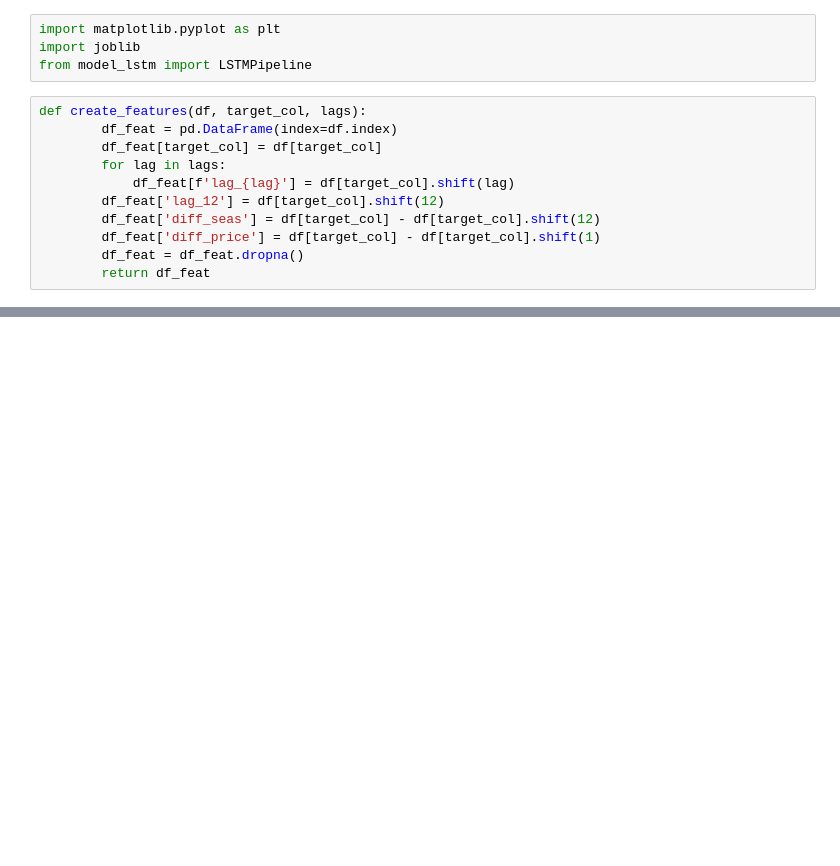
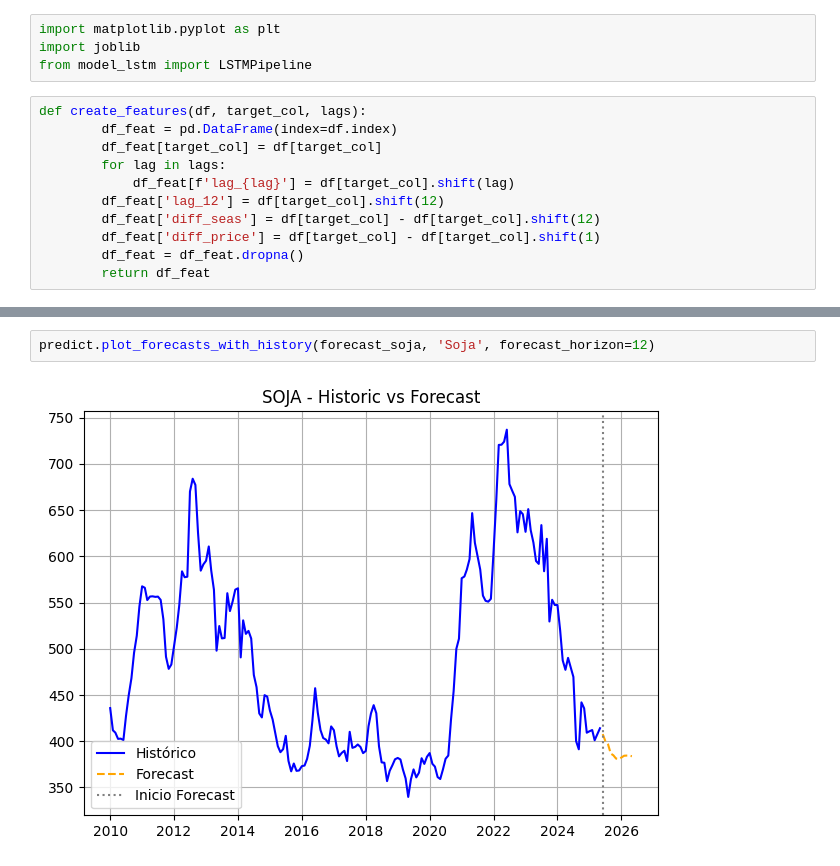
Before and after one commit to msolpera/forecasting_agro, a Jupyter notebook: main.ipynb, the cells around one changed output, grey strips where cells are left out. Drawn from its saved outputs; the diff is of its cells as text; blank space fills up the shorter version.

```diff
--- a/main.ipynb
+++ b/main.ipynb
@@ -324,0 +501,4 @@ MAPE_train: 1.71%
+# %%
+predict.plot_forecasts_with_history(forecast_soja, 'Soja', forecast_horizon=12)
+# %% [output]
+[figure, added]
```
Also changed, not shown: parts of 22 cells of this notebook, 30 other files.
